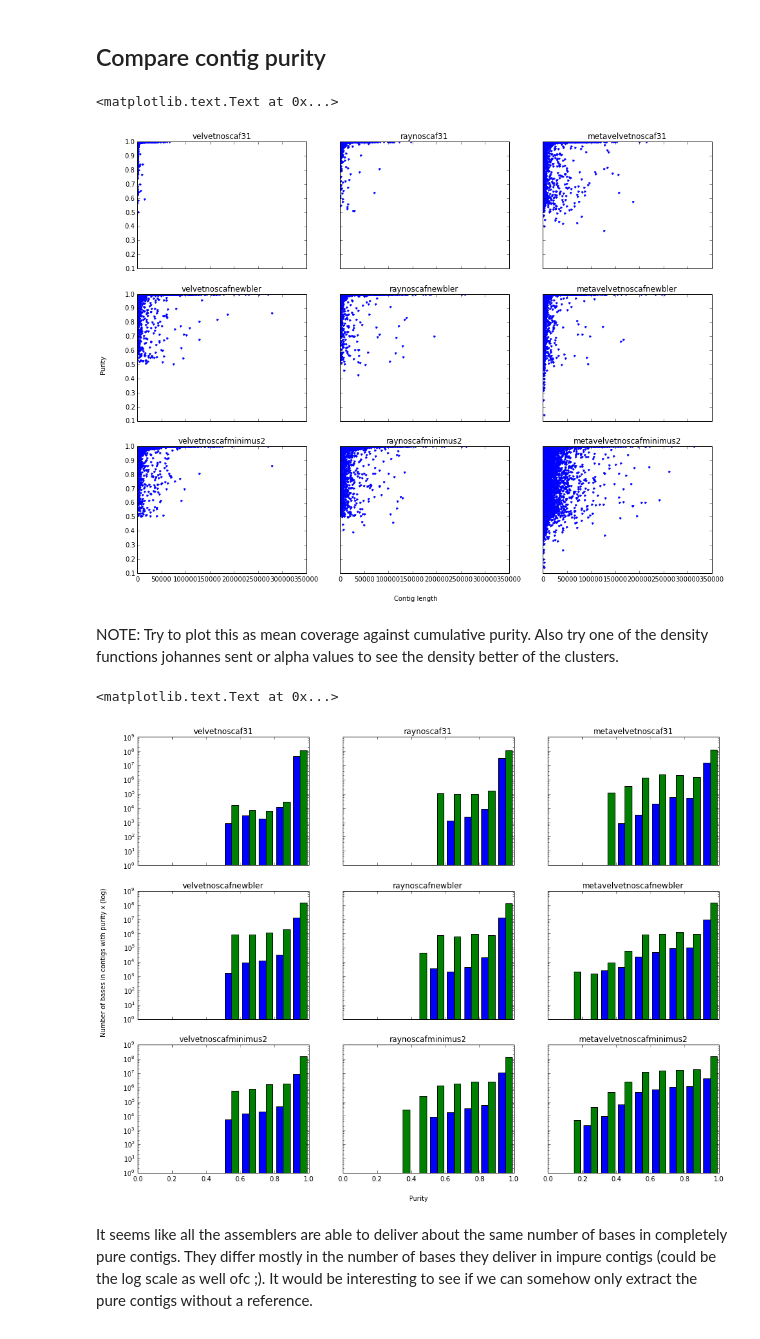
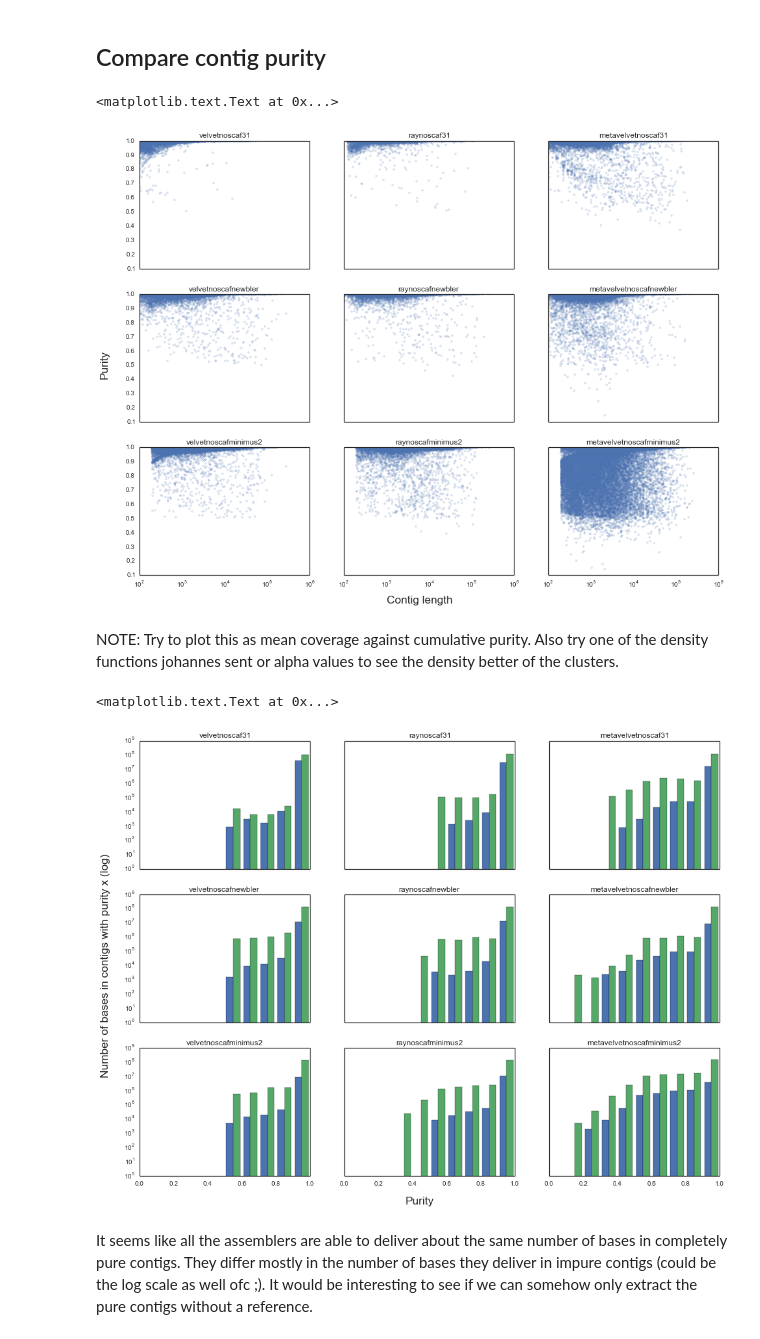
Before and after one commit to inodb/masmvali-publication, a Jupyter notebook: notebooks/LIMS1884-filtered-pairs-assemblies-2.ipynb, the cells around one changed output. Saved outputs shown, nothing was run; the diff lists cells and outputs as text; code cells hidden in the pictures.

```diff
--- a/notebooks/LIMS1884-filtered-pairs-assemblies-2.ipynb
+++ b/notebooks/LIMS1884-filtered-pairs-assemblies-2.ipynb
@@ -37,6 +37,8 @@ import numpy as np
 import matplotlib as mpl
 import matplotlib.pyplot as plt
 import pandas as pd
+import seaborn as sns
+sns.set(style="white")
 %matplotlib inline
 # %%
 m_even = metassemble.MetAssemble(
@@ -60,41 +62,43 @@ for i, s in enumerate(cmp_purities):
     ax = axes[i/3][i%3]
     ax.set_title(s)
     avp = m_even.avp.__dict__[s]
-    ax.plot(avp.contig_purity["contig_length"], avp.contig_purity["max_aln_purity"], '.', linewidth=3.0)
+    ax.plot(avp.contig_purity["contig_length"], avp.contig_purity["max_aln_purity"], '.', linewidth=5.0, alpha=0.2)
 
+for ax in axes.flatten():
+    ax.set_xscale('log')
 
 # Set common labels
-f.text(0.5, 0.08, 'Contig length', ha='center', va='center')
-f.text(0.08, 0.5, 'Purity', ha='center', va='center', rotation='vertical')
+f.text(0.5, 0.08, 'Contig length', ha='center', va='center', size='xx-large')
+f.text(0.08, 0.5, 'Purity', ha='center', va='center', rotation='vertical', size='xx-large')
 # %% [output]
 <matplotlib.text.Text at 0x...>
-[figure, old version]
+[figure, new version]
 # %% [markdown]
 NOTE: Try to plot this as mean coverage against cumulative purity. Also try one of the density functions johannes sent or alpha values to see the density better of the clusters.
 # %%
 mpl.rcParams['figure.figsize'] = 16, 12
 
 cmp_purities = ["velvetnoscaf31", "raynoscaf31", "metavelvetnoscaf31",
                 "velvetnoscafnewbler", "raynoscafnewbler", "metavelvetnoscafnewbler",
                 "velvetnoscafminimus2", "raynoscafminimus2", "metavelvetnoscafminimus2"]
 f, axes = plt.subplots(3, 3, sharex=True, sharey=True)
 for i, s in enumerate(cmp_purities):
     ax = axes[i/3][i%3]
     ax.set_title(s)
     avp = m_even.avp.__dict__[s]
     longc = avp.contig_purity["contig_length"] >= 1000
     shortc = avp.contig_purity["contig_length"] < 1000
     ax.hist([avp.contig_purity[shortc]["max_aln_purity"], avp.contig_purity[longc]["max_aln_purity"]],
          weights=[avp.contig_purity[shortc]["contig_length"], avp.contig_purity[longc]["contig_length"]],
          range=[0.0,1.0], log=1)
     ax.set_ylim(1,1e09)
 
 # Set common labels
-f.text(0.5, 0.08, 'Purity', ha='center', va='center')
-f.text(0.08, 0.5, 'Number of bases in contigs with purity x (log)', ha='center', va='center', rotation='vertical')
+f.text(0.5, 0.08, 'Purity', ha='center', va='center', size='xx-large')
+f.text(0.08, 0.5, 'Number of bases in contigs with purity x (log)', ha='center', va='center', rotation='vertical', size='xx-large')
 # %% [output]
 <matplotlib.text.Text at 0x...>
-[figure, old version]
+[figure, new version]
 # %% [markdown]
 It seems like all the assemblers are able to deliver about the same number of bases in completely pure contigs. They differ mostly in the number of bases they deliver in impure contigs (could be the log scale as well ofc ;). It would be interesting to see if we can somehow only extract the pure contigs without a reference.
 # %% [markdown]
```
Also changed, not shown: parts of 7 cells of this notebook.
